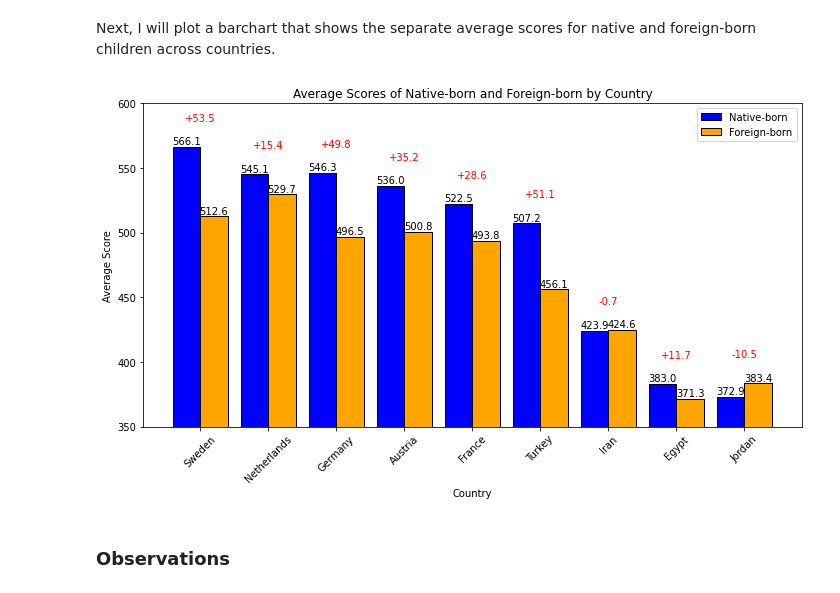
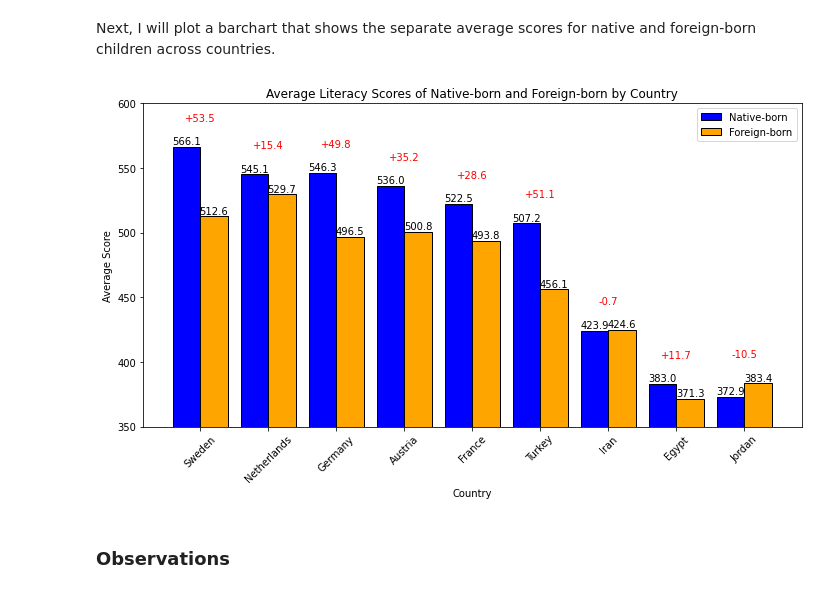
Before and after one commit to SophieESpencer/Comparison, a Jupyter notebook: Final Notebooks/3. Analysis Literacy.ipynb, the cells around one changed output. Saved outputs shown, nothing was run; the diff lists cells and outputs as text; code cells hidden in the pictures.

```diff
--- a/Final Notebooks/3. Analysis Literacy.ipynb
+++ b/Final Notebooks/3. Analysis Literacy.ipynb
@@ -78,6 +80,8 @@ I will now use this cleaned dataset to produce visualisations to show to what ex
 # %% [markdown]
 To start, I will use the 'avgscore' column, which was generated during the cleaning stage, to compare average scores across countries. Please note that I applied interquartile range (IQR) filtering in the previous stage, so I am confident in the validity of this data.
 # %%
-# Create a pivot table of country averages and sort highest to lowest
-df_avg_pivot = df.pivot_table(values='avgscore', index='Country').sort_values(by='avgscore', ascending=False)
+df_avg_pivot = (
+    df.pivot_table(values="avgscore", index="Country")
+    .sort_values(by="avgscore", ascending=False)
+)
 # %%
@@ -148,33 +133,24 @@ pivot_native_foreign = df.pivot_table(
     aggfunc='mean'
 ).reset_index()
 # %%
-# Ensure the Country column follows the custom order
-pivot_native_foreign['Country'] = pd.Categorical(pivot_native_foreign['Country'], categories=country_order, ordered=True)
-
-# Sort the DataFrame based on the custom order
+pivot_native_foreign["Country"] = pd.Categorical(
+    pivot_native_foreign["Country"], categories=country_order, ordered=True
+)
 pivot_native_foreign = pivot_native_foreign.sort_values(by='Country')
 # %%
-# Extract data for plotting
 countries = pivot_native_foreign['Country']
 native_scores = pivot_native_foreign['native_born']
 foreign_scores = pivot_native_foreign['foreign_born']
-
-# Calculate differences
 differences = native_scores - foreign_scores
 
-# Plotting
 plt.figure(figsize=(10, 6))
 
-# Bar width
 bar_width = 0.4
 
-# Positions of bars
 x = np.arange(len(countries))
 
-# Set y-axis limits to zoom in between 350 and 600
 plt.ylim(350, 600)
 
-# Plot native-born (fully opaque)
 plt.bar(
     x - bar_width / 2,
     native_scores,
@@ -185,7 +161,6 @@ plt.bar(
     label="Native-born",
 )
 
-# Plot foreign-born (fully opaque)
 plt.bar(
     x + bar_width / 2,
     foreign_scores,
@@ -196,51 +171,45 @@ plt.bar(
     label="Foreign-born",
 )
 
-# Annotate with differences and bar heights
 for i, (native, foreign, diff) in enumerate(zip(native_scores, foreign_scores, differences)):
-    # Position annotation dynamically above the taller bar for the difference
     taller_y = max(native, foreign)
     plt.text(
         x[i],
-        taller_y + 20,  # Slightly above the taller bar
-        f"{diff:+.1f}",  # Difference with a sign
+        taller_y + 20,
+        f"{diff:+.1f}",
         ha="center",
         fontsize=10,
         color="red",
     )
 
-    # Annotate native-born bar height
     plt.text(
         x[i] - bar_width / 2,
-        native + 2,  # Slightly above the native bar
+        native + 2,
         f"{native:.1f}",
         ha="center",
         fontsize=10,
         color="black",
     )
 
-    # Annotate foreign-born bar height
     plt.text(
         x[i] + bar_width / 2,
-        foreign + 2,  # Slightly above the foreign bar
+        foreign + 2,
         f"{foreign:.1f}",
         ha="center",
         fontsize=10,
         color="black",
     )
 
-# Adding labels and legend
 plt.xticks(x, countries, rotation=45)
 plt.xlabel("Country")
 plt.ylabel("Average Score")
-plt.title("Average Scores of Native-born and Foreign-born by Country")
+plt.title("Average Literacy Scores of Native-born and Foreign-born by Country")
 plt.legend()
 plt.tight_layout()
 
-# Show the plot
 plt.show()
 # %% [output]
-[figure, old version]
+[figure, new version]
 # %% [markdown]
 ### Observations
 # %% [markdown]
```
Also changed, not shown: parts of 25 cells of this notebook, 3 other files.
